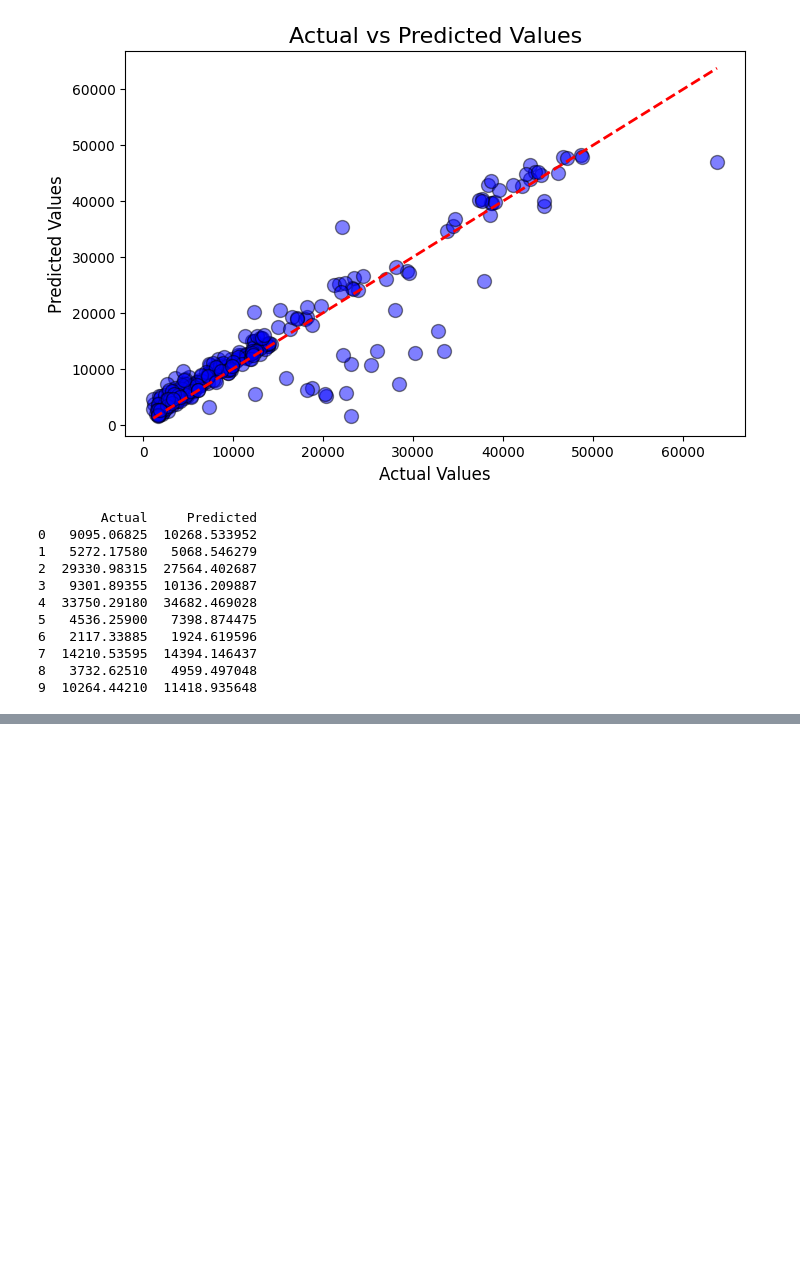
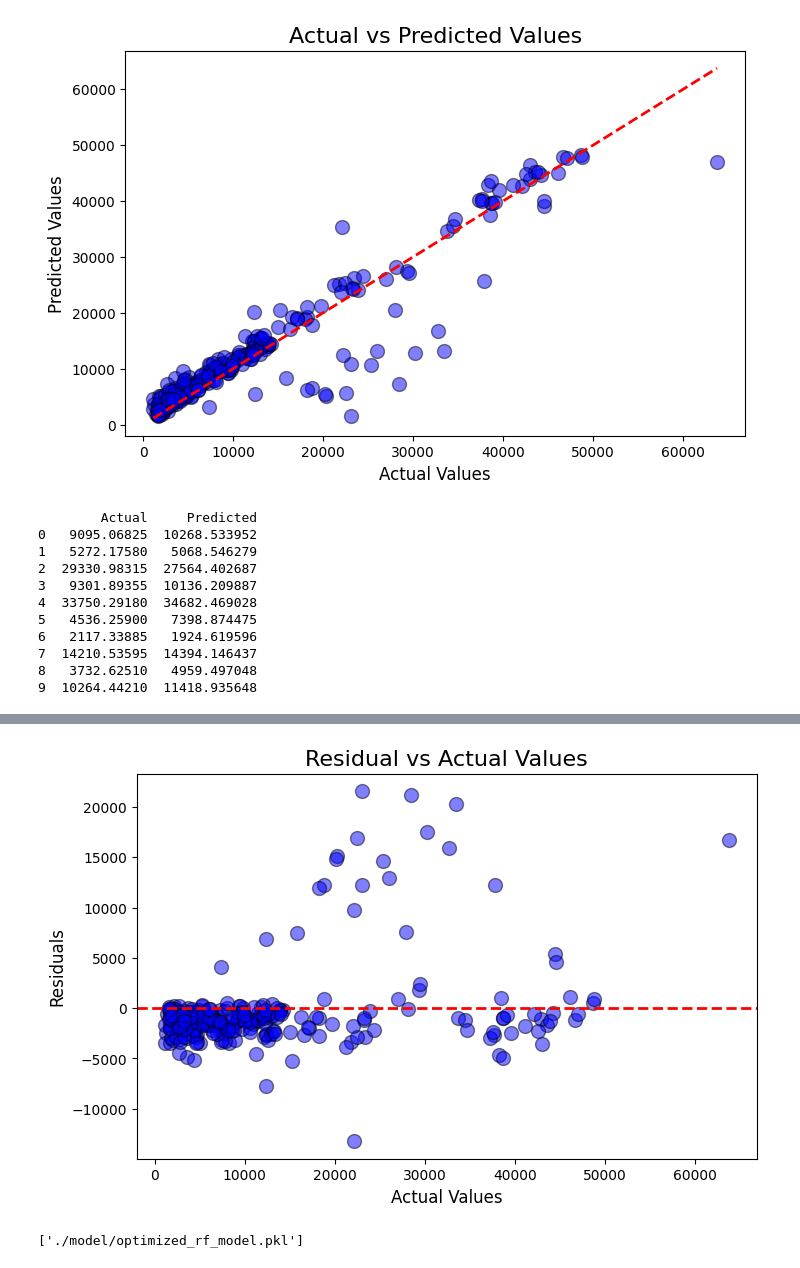
Before and after one commit to Aeyongddi/python_project, a Jupyter notebook: insurance_training.ipynb, the cells around one changed output, grey strips where cells are left out. Drawn from its saved outputs; the diff is of its cells as text; code cells hidden in the pictures; blank space fills up the shorter version.

```diff
--- a/insurance_training.ipynb
+++ b/insurance_training.ipynb
@@ -370,0 +389,21 @@ print(comparsion.head(10))
+# %%
+# 잔차 vs 실제값 산점도
+plt.figure(figsize=(8, 5))
+plt.scatter(y_actual, residuals, alpha=0.5, color='blue', edgecolor='black', s=100)
+plt.axhline(0, color='red', linestyle='--', lw=2, label="Zero Residual")
+plt.title("Residual vs Actual Values", fontsize=16)
+plt.xlabel("Actual Values", fontsize=12)
+plt.ylabel("Residuals", fontsize=12)
+plt.xticks(fontsize=10)
+plt.yticks(fontsize=10)
+plt.show()
+# %% [output]
+[figure, added]
+# %%
+# 모델 저장
+import joblib
+
+# 모델 저장
+joblib.dump(optimized_rf_model, './model/optimized_rf_model.pkl')
+# %% [output]
+['./model/optimized_rf_model.pkl']
```
Also changed, not shown: parts of 1 cell of this notebook.
